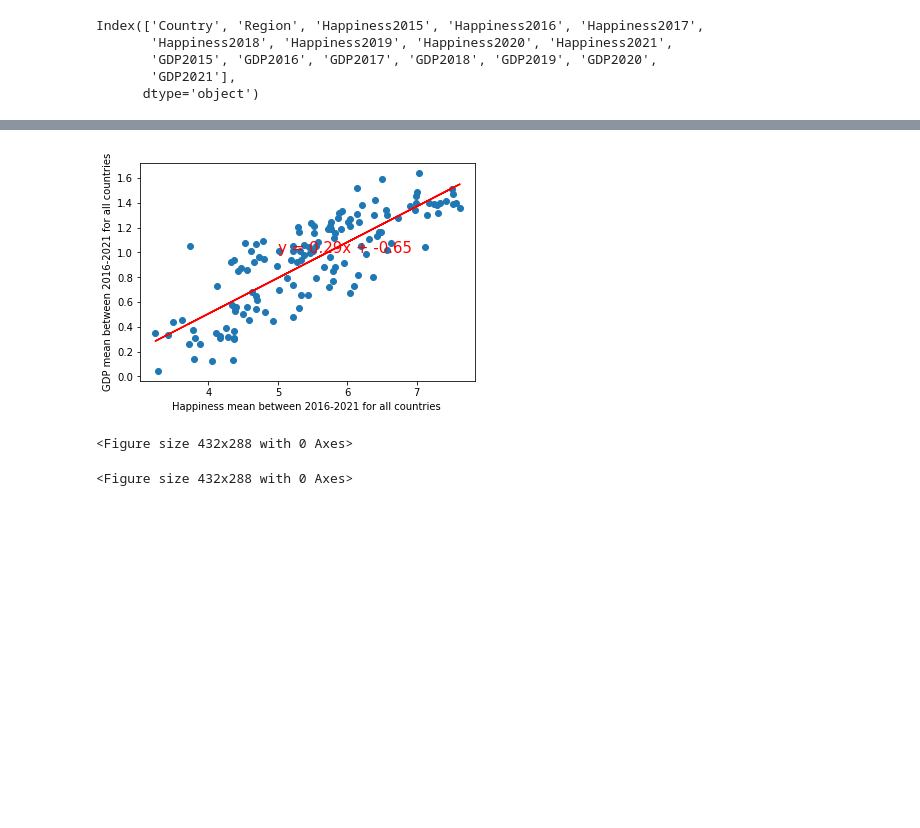
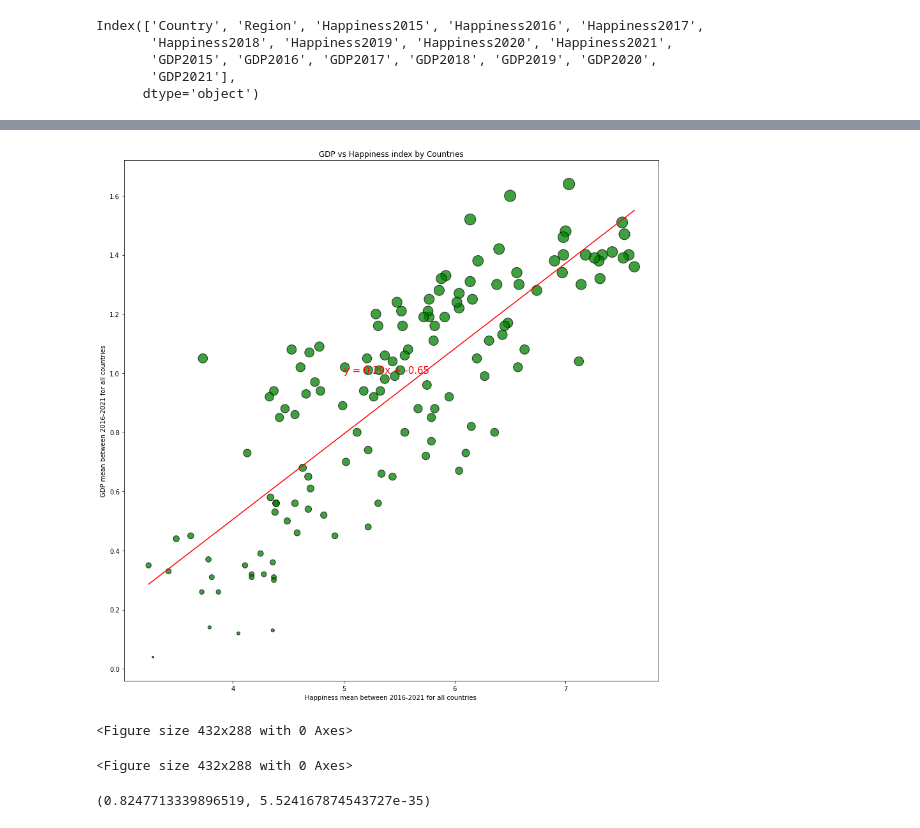
Before and after one commit to matteo005/Happiness_Project, a Jupyter notebook: nks_gdp_analysis.ipynb, the cells around one changed output, grey strips where cells are left out. Drawn from its saved outputs; the diff is of its cells as text; code cells hidden in the pictures; blank space fills up the shorter version.

Commit message:
Doanloaded data and created DataFrame for Happiness and GDP.

```diff
--- a/nks_gdp_analysis.ipynb
+++ b/nks_gdp_analysis.ipynb
@@ -267,3 +313,3 @@ new_df = combined_df[["Country","Region","Happiness Mean","GDP Mean"]]
 # %%
-new_df
+new_df.set_index("Country")
 # %% [output]
@@ -282,0 +330,8 @@ new_df
+# %%
+new_df= new_df.sort_values(by='GDP Mean', ascending=False)
+top_happy = new_df.round(decimals=2).head(15)
+group1 = new_rounded_df[new_rounded_df["Rounded Happy"] == 4]["GDP Mean"]
+group2 = new_rounded_df[new_rounded_df["Rounded Happy"] == 5]["GDP Mean"]
+group3 = new_rounded_df[new_rounded_df["Rounded Happy"] == 6]["GDP Mean"]
+group4 = new_rounded_df[new_rounded_df["Rounded Happy"] == 7]["GDP Mean"]
+group5 = new_rounded_df[new_rounded_df["Rounded Happy"] == 8]["GDP Mean"]
@@ -282,0 +343,3 @@ new_df
+# %%
+new_df= new_df.sort_values(by='GDP Mean', ascending=False).round(decimals=2)
+new_df.head(20)
@@ -282,0 +364,3 @@ new_df
+# %%
+new_df= new_df.sort_values(by=["Happiness Mean","GDP Mean"], ascending=False).round(decimals=2)
+new_df.tail(20)
@@ -284,20 +386,26 @@ new_df
 x_values = new_df["Happiness Mean"]
 y_values = new_df["GDP Mean"]
 # %%
+plt.figure(figsize=(15,15))
 (slope, intercept, rvalue, pvalue, stderr) =linregress(x_values, y_values)
-plt.scatter(x_values,y_values)
-(slope, intercept, rvalue, pvalue, stderr) =linregress(x_values, y_values)
+plt.scatter(x_values,y_values,marker = "o", facecolors ="green", edgecolors = "black", s=y_values*200, alpha = 0.75)
 regress_values = x_values*slope+intercept
 lin_eq = "y = " + str(round(slope,2)) + "x + " +str(round(intercept,2))
 plt.plot(x_values,regress_values,"r-")
 plt.annotate(lin_eq,(5,1), fontsize = 15, color ="red")
+plt.title("GDP vs Happiness index by Countries")
 plt.xlabel("Happiness mean between 2016-2021 for all countries ")
 plt.ylabel("GDP mean between 2016-2021 for all countries" )
 plt.show()
 plt.tight_layout()
 plt.figure()
 plt.clf()
 # %% [output]
-[figure, old version]
+[figure, new version]
 <Figure size 432x288 with 0 Axes>
 <Figure size 432x288 with 0 Axes>
+# %%
+correlation = stats.pearsonr(x_values,y_values)
+correlation
+# %% [output]
+(0.8247713339896519, 5.524167874543727e-35)
```
Also changed, not shown: parts of 30 cells of this notebook.
